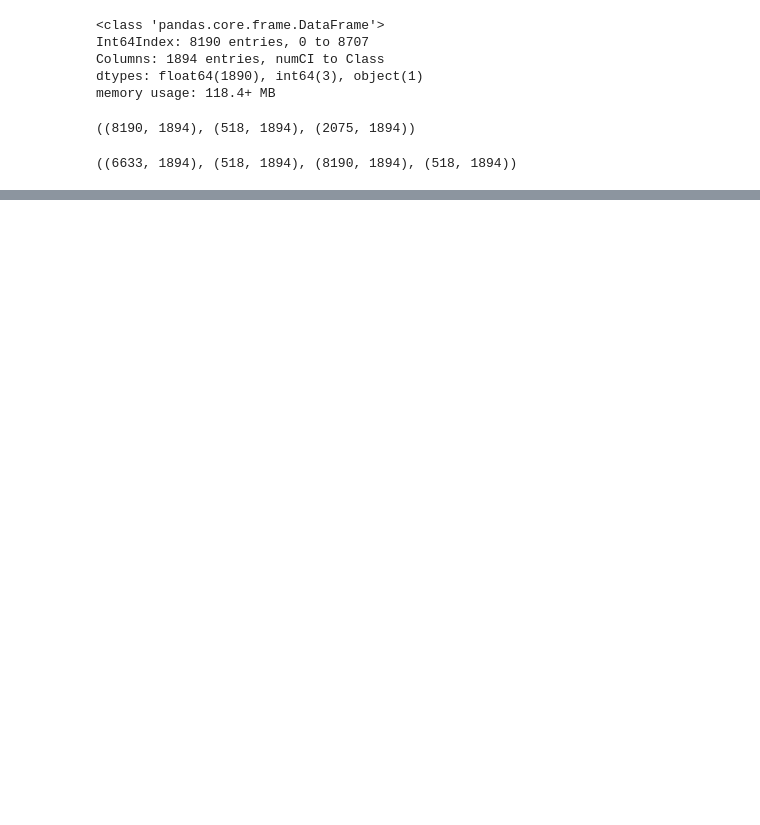
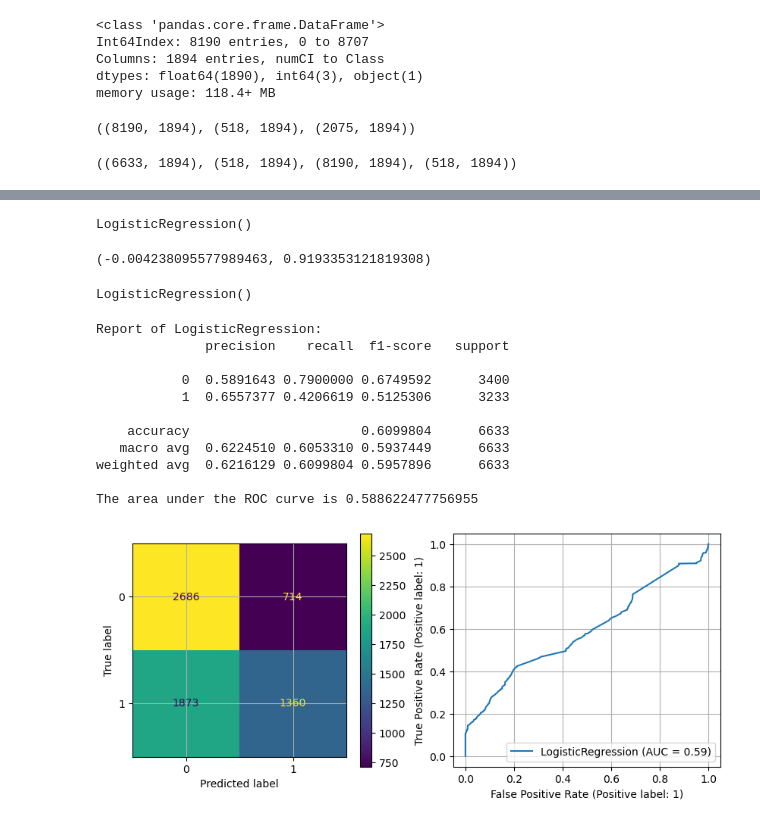
Before and after one commit to chenxuhe79/AppliedPredictiveModeling, a Jupyter notebook: Ch12_7.ipynb, the cells around one changed output, grey strips where cells are left out. Cells and saved outputs as stored; diff of their text form; code cells hidden in the pictures; blank space fills up the shorter version.

Commit message:
Update Ch12_7.ipynb
add Logistical Regression

```diff
--- a/Ch12_7.ipynb
+++ b/Ch12_7.ipynb
@@ -453,6 +455,3 @@ raw = cleanRawData(raw)
-# %%
-vertical = getVerticalData(raw,namesPre)
-vertical =cleanVerticalData(vertical)
 # %%
 s = getSummaryData(vertical)
 m, dic, l = checkSummaryData(s)
@@ -539,0 +524,17 @@ modelFit.coef_, modelFit.intercept_
+# %%
+def modelPerf(model, X, y):
+    y_true = y
+    y_pred = model.predict(X)
+    print(f"Report of {model.__class__.__name__}:")
+    print(classification_report(y_true, y_pred, digits = 7))
+
+    f = plt.figure(figsize=(10,4))
+    ax1 = f.add_subplot(121)
+    cmdisp = ConfusionMatrixDisplay(confusion_matrix(y_true,y_pred), display_labels=model.classes_)
+    cmdisp.plot(ax = ax1)
+
+    y_score = model.predict_proba(X)[:,1]
+    roc_area = roc_auc_score(y_true, y_score)
+    ax2 = f.add_subplot(122)
+    roc_disp = RocCurveDisplay.from_estimator(model, X, y, ax = ax2)
+    print(f"The area under the ROC curve is {roc_area}")
@@ -539,0 +556,41 @@ modelFit.coef_, modelFit.intercept_
+# %%
+onefeatName = 'yDay'
+trainX_1feat = np.array(pre2008Data[onefeatName]).reshape(-1,1)
+trainy_1feat = pre2008Data['Class'].apply(lambda x : 1 if x =='successful' else 0)
+testX_1feat = np.array(test2008[onefeatName]).reshape(-1,1)
+testy_1feat = test2008['Class'].apply(lambda x : 1 if x =='successful' else 0)
+# %%
+modelFit= linear_model.LogisticRegression()
+modelFit.fit(trainX_1feat, trainy_1feat)
+# %% [output]
+LogisticRegression()
+# %%
+lin_a = modelFit.coef_[0][0]
+lin_b = modelFit.intercept_[0]
+
+lin_a, lin_b
+# %% [output]
+(-0.004238095577989463, 0.9193353121819308)
+# %%
+poly = PolynomialFeatures(degree = 2, interaction_only=False, include_bias=False)
+X_poly = poly.fit_transform(trainX_1feat)
+
+daySquareModel = linear_model.LogisticRegression()
+daySquareModel.fit(X_poly, trainy_1feat)
+# %% [output]
+LogisticRegression()
+# %%
+modelPerf(modelFit,trainX_1feat, trainy_1feat)
+# %% [output]
+Report of LogisticRegression:
+              precision    recall  f1-score   support
+
+           0  0.5891643 0.7900000 0.6749592      3400
+           1  0.6557377 0.4206619 0.5125306      3233
+
+    accuracy                      0.6099804      6633
+   macro avg  0.6224510 0.6053310 0.5937449      6633
+weighted avg  0.6216129 0.6099804 0.5957896      6633
+
+The area under the ROC curve is 0.588622477756955
+[figure, added]
```
Also changed, not shown: parts of 22 cells of this notebook.
